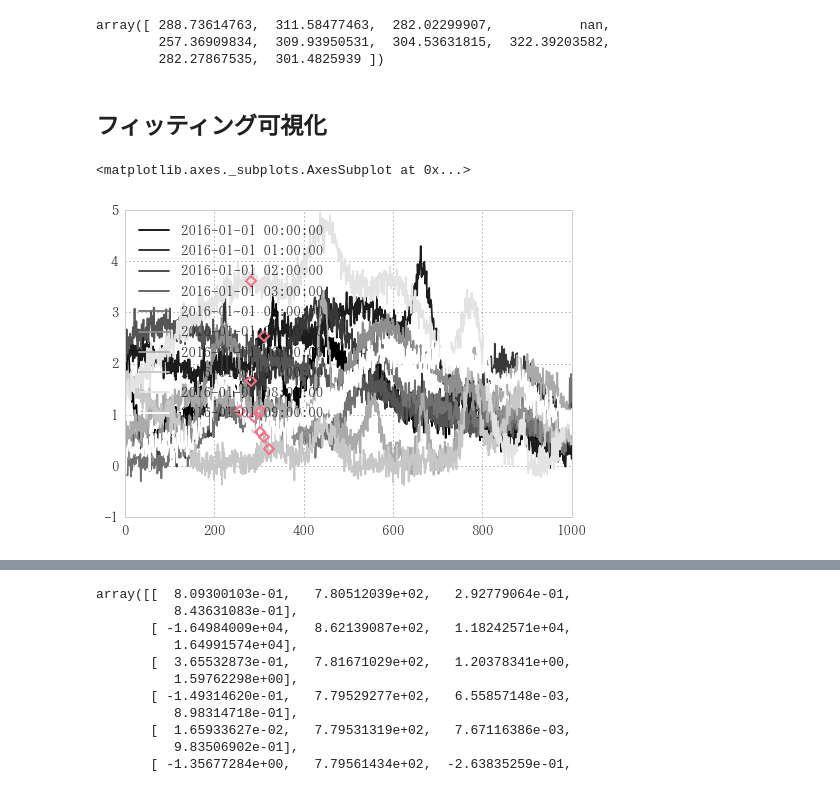
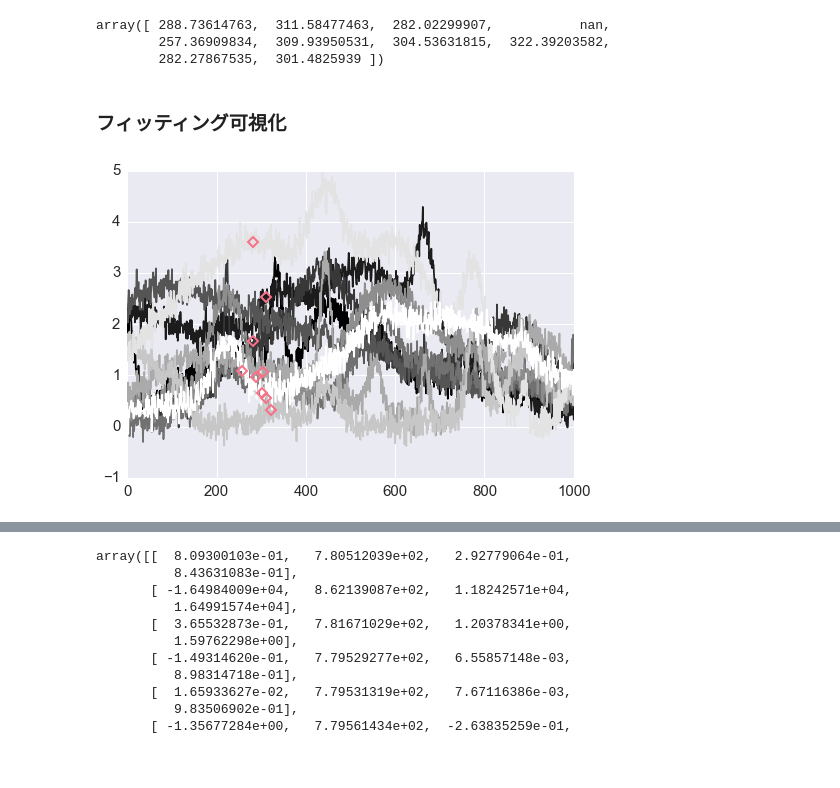
Before and after one commit to u1and0/SAtraceFit, a Jupyter notebook: fit_lab/fit_lab.ipynb, the cells around one changed output, grey strips where cells are left out. Cells and saved outputs as stored; diff of their text form; code cells hidden in the pictures; blank space fills up the shorter version.

```diff
--- a/fit_lab/fit_lab.ipynb
+++ b/fit_lab/fit_lab.ipynb
@@ -737,10 +739,10 @@ array([ 288.73614763,  311.58477463,  282.02299907,           nan,
         257.36909834,  309.93950531,  304.53631815,  322.39203582,
         282.27867535,  301.4825939 ])
 # %% [markdown]
-## フィッティング可視化
+### フィッティング可視化
 # %%
-df.T.plot(cmap='gray')
-plt_pnt_se.plot(style='D', mew=2, fillstyle='none')
+with plt.style.context(('seaborn-darkgrid')):
+    df.T.plot(cmap='gray', legend=False)
+    plt_pnt_se.plot(style='D', mew=2, fillstyle='none')
 # %% [output]
-<matplotlib.axes._subplots.AxesSubplot at 0x...>
-[figure, old version]
+[figure, new version]
```
Also changed, not shown: parts of 20 cells of this notebook, 19 other files.
